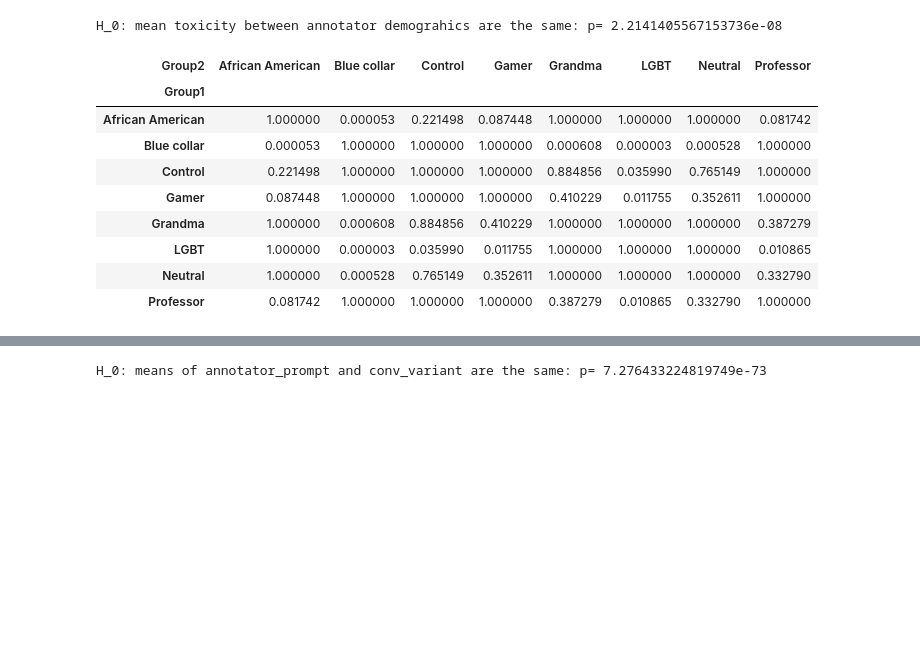
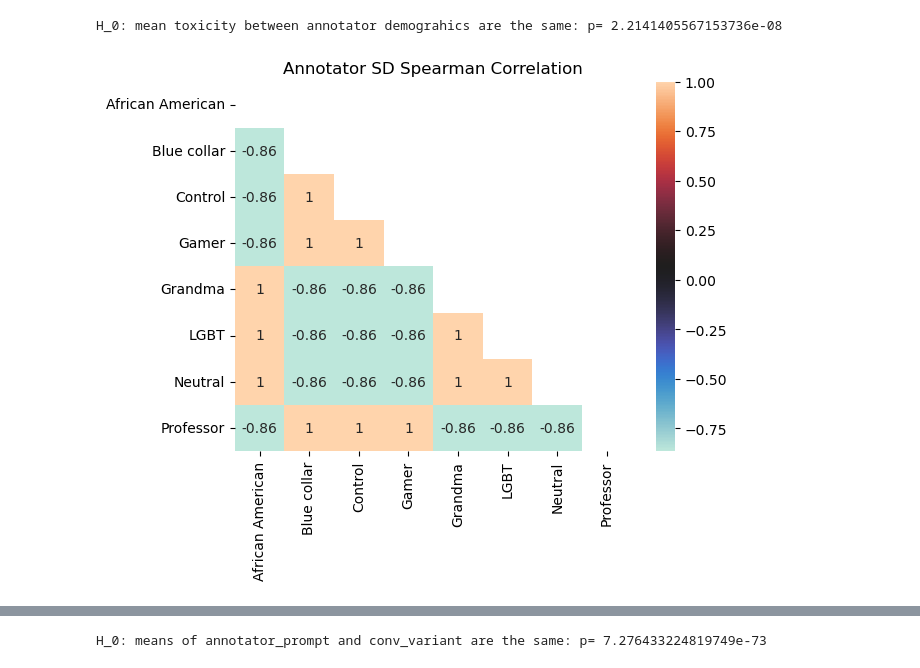
Before and after one commit to dimits-ts/llm_moderation_research, a Jupyter notebook: notebooks/annotation_analysis.ipynb, the cells around one changed output, grey strips where cells are left out. Saved outputs shown, nothing was run; the diff lists cells and outputs as text; code cells hidden in the pictures; blank space fills up the shorter version.

```diff
--- a/notebooks/annotation_analysis.ipynb
+++ b/notebooks/annotation_analysis.ipynb
@@ -238,19 +261,12 @@ H_0: mean toxicity between annotator demograhics are the same: p= 2.214140556715
 # %%
 posthoc = scikit_posthocs.posthoc_dunn(full_df, val_col='toxicity', group_col='annotator_prompt', p_adjust='bonferroni')
 posthoc_df = posthoc.reset_index().melt(id_vars='index', var_name='Comparison', value_name='p-value')
 posthoc_df.columns = ['Group1', 'Group2', 'p-value']
-posthoc_df.pivot(index="Group1", columns="Group2", values="p-value")
+posthoc_df = posthoc_df.pivot(index="Group1", columns="Group2", values="p-value")
+
+corr_heatmap(posthoc_df, show_labels=True, correlation_title="Annotator SD")
 # %% [output]
-| Group2 | African American | Blue collar | Control | Gamer | Grandma | LGBT | Neutral | Professor |
-| Group1 |  |  |  |  |  |  |  |  |
-| African American | 1.000000 | 0.000053 | 0.221498 | 0.087448 | 1.000000 | 1.000000 | 1.000000 | 0.081742 |
-| Blue collar | 0.000053 | 1.000000 | 1.000000 | 1.000000 | 0.000608 | 0.000003 | 0.000528 | 1.000000 |
-| Control | 0.221498 | 1.000000 | 1.000000 | 1.000000 | 0.884856 | 0.035990 | 0.765149 | 1.000000 |
-| Gamer | 0.087448 | 1.000000 | 1.000000 | 1.000000 | 0.410229 | 0.011755 | 0.352611 | 1.000000 |
-| Grandma | 1.000000 | 0.000608 | 0.884856 | 0.410229 | 1.000000 | 1.000000 | 1.000000 | 0.387279 |
-| LGBT | 1.000000 | 0.000003 | 0.035990 | 0.011755 | 1.000000 | 1.000000 | 1.000000 | 0.010865 |
-| Neutral | 1.000000 | 0.000528 | 0.765149 | 0.352611 | 1.000000 | 1.000000 | 1.000000 | 0.332790 |
-| Professor | 0.081742 | 1.000000 | 1.000000 | 1.000000 | 0.387279 | 0.010865 | 0.332790 | 1.000000 |
+[figure, added]
 # %%
 grouped = full_df.groupby('conv_variant')['toxicity'].apply(list)
 toxicity_groups = grouped.tolist()
```
Also changed, not shown: parts of 11 cells of this notebook.
